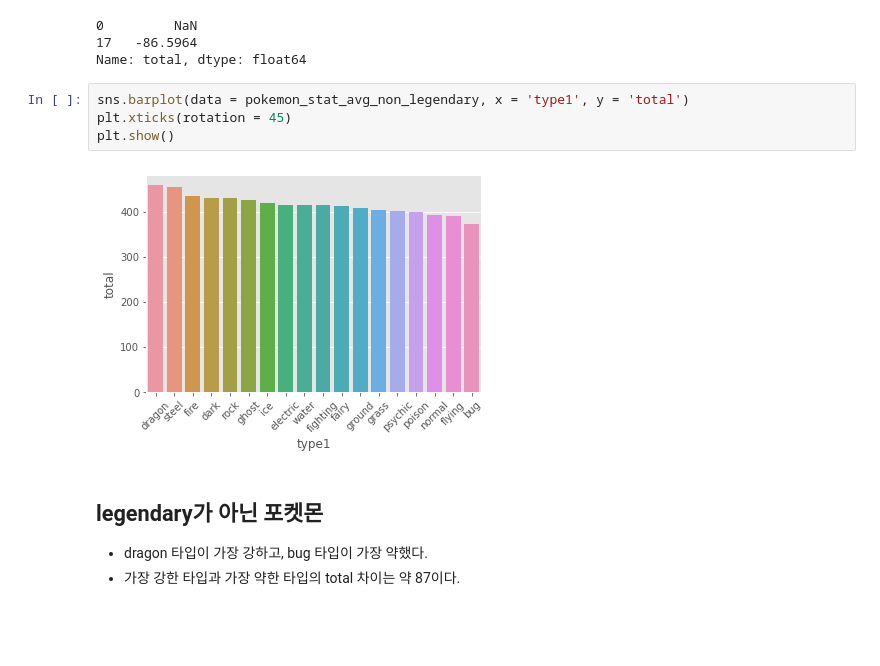
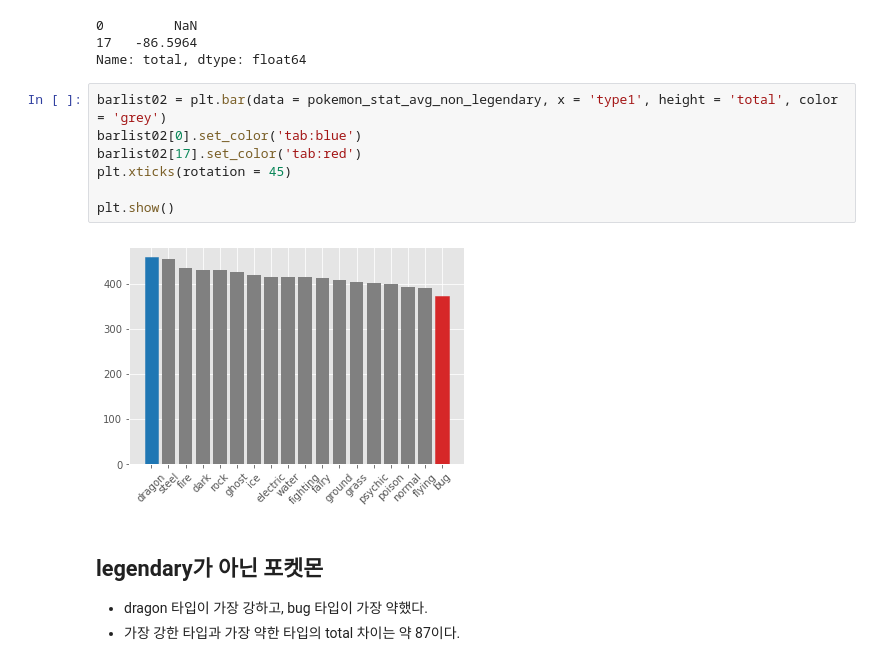
Before and after one commit to HAMJiyoung/Pokemon-EDA, a Jupyter notebook: pokemon.ipynb, the cells around one changed output. Drawn from its saved outputs; the diff is of its cells as text; blank space fills up the shorter version.

```diff
--- a/pokemon.ipynb
+++ b/pokemon.ipynb
@@ -431,11 +614,14 @@ pokemon_stat_avg_non_legendary_maxmin['total'].diff()
 17   -86.5964
 Name: total, dtype: float64
 # %%
-sns.barplot(data = pokemon_stat_avg_non_legendary, x = 'type1', y = 'total')
+barlist02 = plt.bar(data = pokemon_stat_avg_non_legendary, x = 'type1', height = 'total', color = 'grey')
+barlist02[0].set_color('tab:blue')
+barlist02[17].set_color('tab:red')
 plt.xticks(rotation = 45)
+
 plt.show()
 # %% [output]
-[figure, old version]
+[figure, new version]
 # %% [markdown]
 ## legendary가 아닌 포켓몬
 - dragon 타입이 가장 강하고, bug 타입이 가장 약했다.
```
Also changed, not shown: parts of 56 cells of this notebook.
